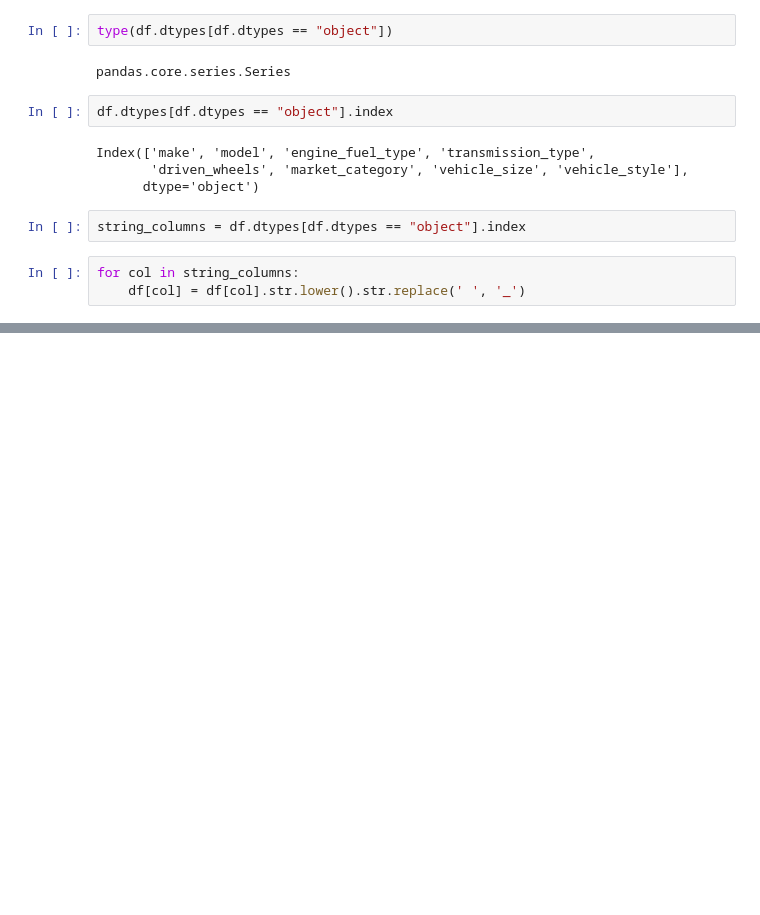
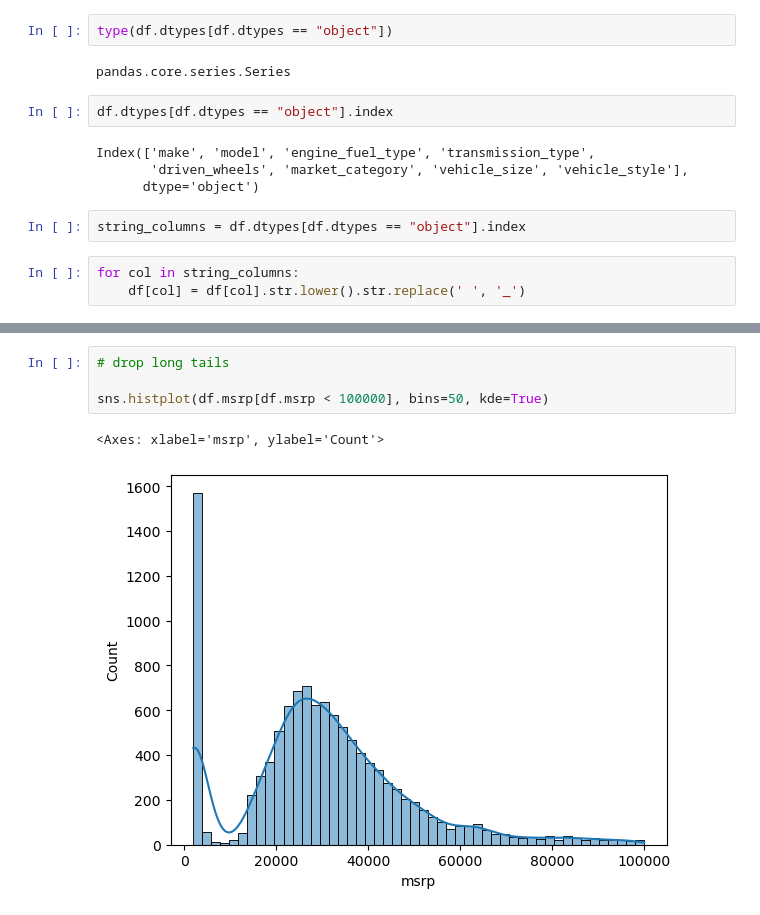
Before and after one commit to piotrswiecik/mlzoomcamp, a Jupyter notebook: various/cars_regression.ipynb, the cells around one changed output, grey strips where cells are left out. Saved outputs shown, nothing was run; the diff lists cells and outputs as text; blank space fills up the shorter version.

```diff
--- a/various/cars_regression.ipynb
+++ b/various/cars_regression.ipynb
@@ -102,0 +144,7 @@ df.head(2)
+# %%
+# drop long tails
+
+sns.histplot(df.msrp[df.msrp < 100000], bins=50, kde=True)
+# %% [output]
+<Axes: xlabel='msrp', ylabel='Count'>
+[figure, added]
```
Also changed, not shown: parts of 8 cells of this notebook.
